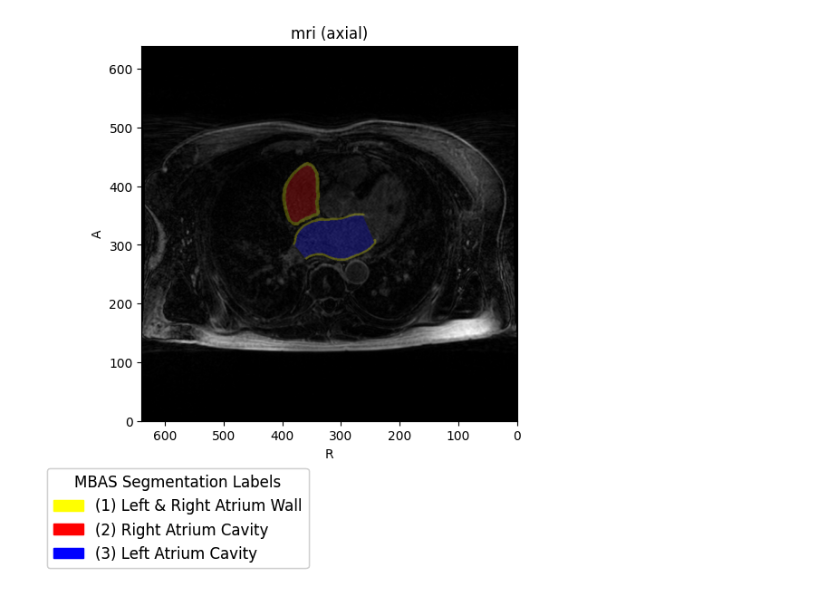
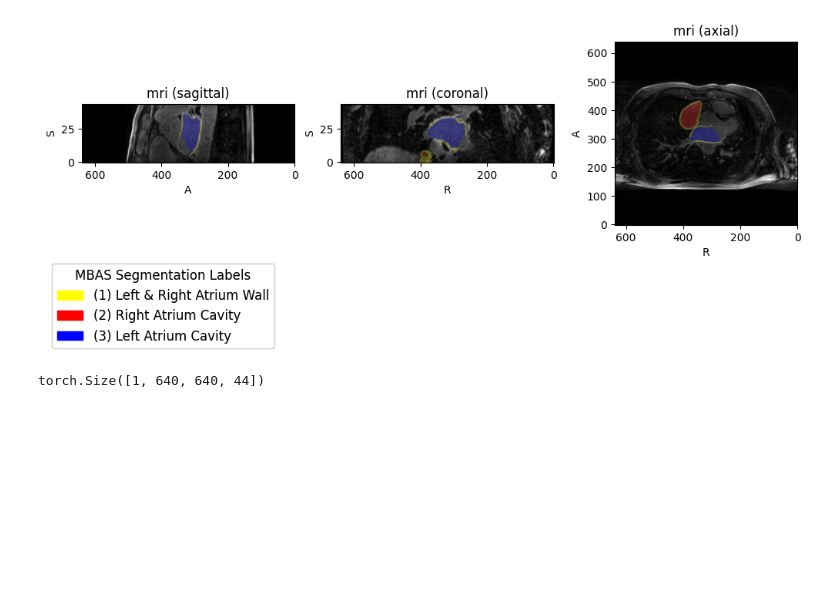
Before and after one commit to anenbergb/MBAS, a Jupyter notebook: notebooks/2024-05-26-dataset-inspection.ipynb, the cells around one changed output. Saved outputs shown, nothing was run; the diff lists cells and outputs as text; code cells hidden in the pictures; blank space fills up the shorter version.

```diff
--- a/notebooks/2024-05-26-dataset-inspection.ipynb
+++ b/notebooks/2024-05-26-dataset-inspection.ipynb
@@ -28,7 +28,7 @@ To enable the following instructions: AVX2 AVX_VNNI FMA, in other operations, re
 # %%
 data_dir = "/home/bryan/data/MBAS/Training"
 # %%
-patient_id = "MBAS_050"
+patient_id = "MBAS_060"
 gt_file = os.path.join(data_dir, patient_id, f"{patient_id}_gt.nii.gz")
 label_file = os.path.join(data_dir, patient_id, f"{patient_id}_label.nii.gz")
 # %%
@@ -40,15 +40,21 @@ subject = tio.Subject(
 # %%
 plot_subject_with_label(
     subject,
     show=True,
     add_metadata=False,
     add_segmentation_legend=True,
-    single_axis="axial",
+#     single_axis="axial",
     label_key="label",
     cmap="mbas",
-#     indices = (300, 300, 40)
+    indices = (300, 300, 20),
 #     subject_include=["fla"]
+    figsize=(10,3)
+
 );
 # %% [output]
-[figure, old version]
+[figure, new version]
+# %%
+subject.mri.data.shape
+# %% [output]
+torch.Size([1, 640, 640, 44])
 # %%
```
Also changed, not shown: parts of 2 cells of this notebook, 9 other files.
